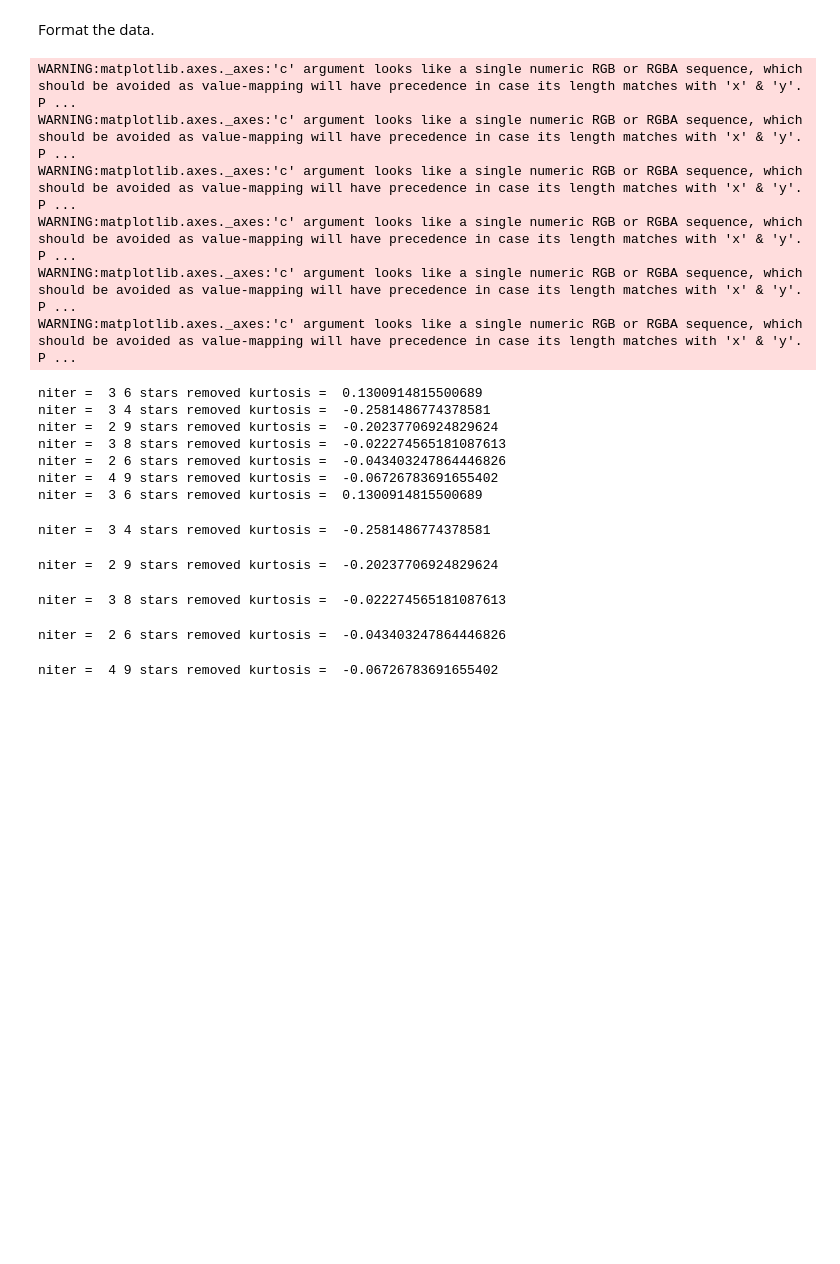
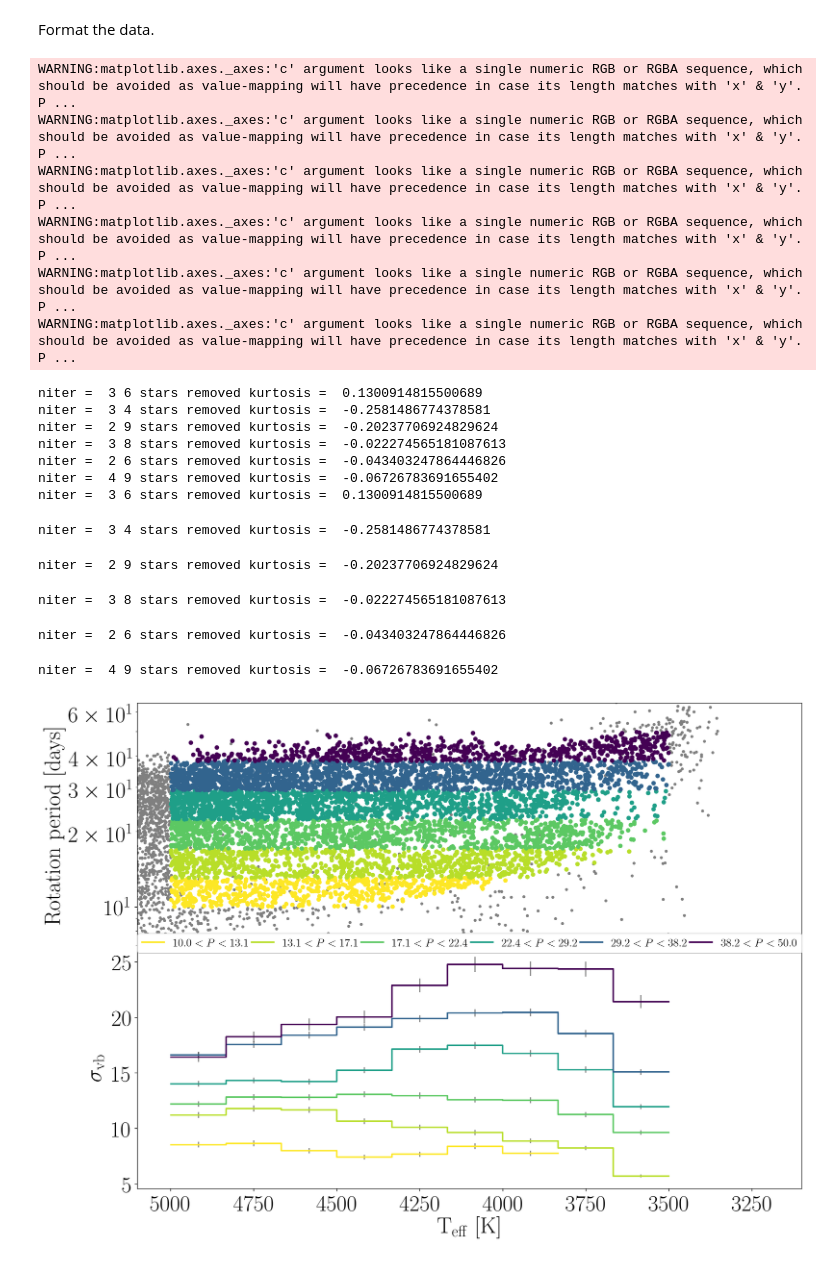
Before and after one commit to RuthAngus/kinematics-and-rotation, a Jupyter notebook: Main_figure.ipynb, the cells around one changed output. Cells and saved outputs as stored; diff of their text form; code cells hidden in the pictures; blank space fills up the shorter version.

```diff
--- a/Main_figure.ipynb
+++ b/Main_figure.ipynb
@@ -172,7 +173,7 @@ fig = plt.figure(figsize=(16, 12), dpi=200)
 ax1 = fig.add_subplot(211)
 
 # Background scatter
-ax1.plot(gaia_mc.color_teffs, gaia_mc.Prot, ".", color=".5", rasterized=True, zorder=0)
+ax1.plot(gaia_mc1.color_teffs, gaia_mc1.Prot, ".", color=".5", rasterized=True, zorder=0)
 
 # Colored sections in period-color space
 for i, m in enumerate(period_masks):
@@ -205,30 +206,31 @@ for i, m in enumerate(period_masks):
     cb2 = betterstep_scatter(tbins, d, rgba[i],
                              label="${0:.1f} < P < {1:.1f}$".format(period_bins[i], period_bins[i+1]))
     ax2.errorbar(midbin, d, yerr=derr, fmt=".", zorder=0, ms=.01, color="k", alpha=.5,
                  rasterized=True)
 
 plt.legend(bbox_to_anchor=(0., .97, 1., .102), loc=3, ncol=6, mode="expand", borderaxespad=0., framealpha=.999)
 ax2.set_xlabel("$\mathrm{T_{eff}~[K]}$")
 ax2.set_ylabel("$\sigma_\mathrm{vb}$")
 ax2.set_xlim(xlim)
 plt.subplots_adjust(hspace=0)  # , right=0.83)
 plt.savefig("paper/period_cut.pdf")
 # %% [output]
 WARNING:matplotlib.axes._axes:'c' argument looks like a single numeric RGB or RGBA sequence, which should be avoided as value-mapping will have precedence in case its length matches with 'x' & 'y'.  P ...
 WARNING:matplotlib.axes._axes:'c' argument looks like a single numeric RGB or RGBA sequence, which should be avoided as value-mapping will have precedence in case its length matches with 'x' & 'y'.  P ...
 WARNING:matplotlib.axes._axes:'c' argument looks like a single numeric RGB or RGBA sequence, which should be avoided as value-mapping will have precedence in case its length matches with 'x' & 'y'.  P ...
 WARNING:matplotlib.axes._axes:'c' argument looks like a single numeric RGB or RGBA sequence, which should be avoided as value-mapping will have precedence in case its length matches with 'x' & 'y'.  P ...
 WARNING:matplotlib.axes._axes:'c' argument looks like a single numeric RGB or RGBA sequence, which should be avoided as value-mapping will have precedence in case its length matches with 'x' & 'y'.  P ...
 WARNING:matplotlib.axes._axes:'c' argument looks like a single numeric RGB or RGBA sequence, which should be avoided as value-mapping will have precedence in case its length matches with 'x' & 'y'.  P ...
 niter =  3 6 stars removed kurtosis =  0.1300914815500689
 niter =  3 4 stars removed kurtosis =  -0.2581486774378581
 niter =  2 9 stars removed kurtosis =  -0.20237706924829624
 niter =  3 8 stars removed kurtosis =  -0.022274565181087613
 niter =  2 6 stars removed kurtosis =  -0.043403247864446826
 niter =  4 9 stars removed kurtosis =  -0.06726783691655402
 niter =  3 6 stars removed kurtosis =  0.1300914815500689
 niter =  3 4 stars removed kurtosis =  -0.2581486774378581
 niter =  2 9 stars removed kurtosis =  -0.20237706924829624
 niter =  3 8 stars removed kurtosis =  -0.022274565181087613
 niter =  2 6 stars removed kurtosis =  -0.043403247864446826
 niter =  4 9 stars removed kurtosis =  -0.06726783691655402
+[figure, added]
```
Also changed, not shown: parts of 1 cell of this notebook, 2 other files.
